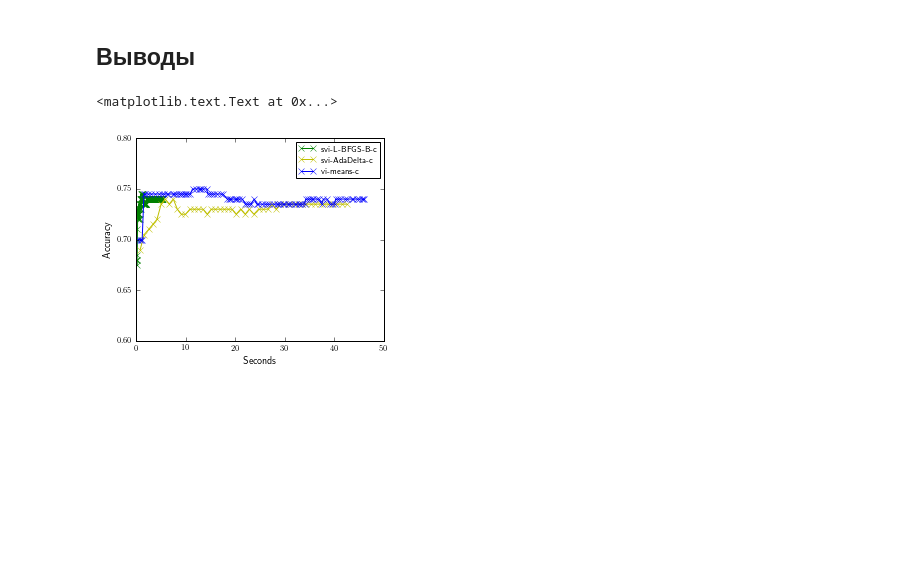
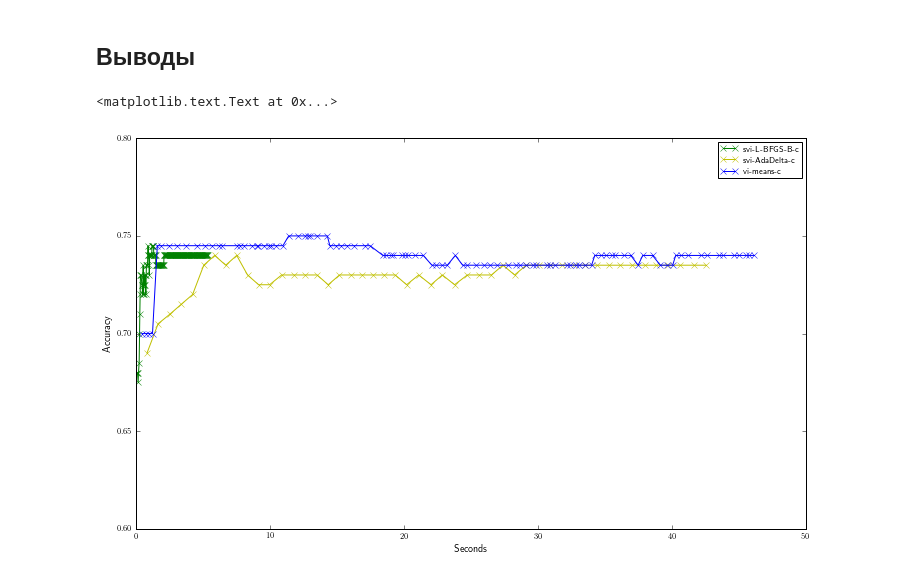
Before and after one commit to afcarl/CourseProject, a Jupyter notebook: Code/Experiments/vi_svi_classification/german.ipynb, the cells around one changed output. Drawn from its saved outputs; the diff is of its cells as text; code cells hidden in the pictures; blank space fills up the shorter version.

```diff
--- a/Code/Experiments/vi_svi_classification/german.ipynb
+++ b/Code/Experiments/vi_svi_classification/german.ipynb
@@ -93,8 +93,8 @@ new_gp = GPC(model_covariance_obj, method='vi')
 # %%
 opts = {'maxiter':5, 'mydisp': False}
-vi_res = new_gp.fit(x_tr, y_tr, inputs=inputs, optimizer_options=opts, max_out_iter=100)
+vi_res = vi_gp.fit(x_tr, y_tr, inputs=inputs, optimizer_options=opts, max_out_iter=100)
 # %%
-metric = lambda w: new_gp.get_prediction_quality(w, x_test, y_test)
+metric = lambda w: vi_gp.get_prediction_quality(w, x_test, y_test)
 vi_x_lst, vi_y_lst = vi_res.plot_performance(metric, 't', freq=1)
 # %%
 plt.plot(vi_x_lst[1:100], vi_y_lst[1:100], '-bx', label='vi-means-c')
@@ -133,10 +134,10 @@ plt.ylabel('Accuracy')
 [figure]
 # %%
 model_covariance_obj = SquaredExponential(np.copy(cov_params))
-new_gp = GPC(model_covariance_obj, method='svi', hermgauss_deg=100)
+ad_gp = GPC(model_covariance_obj, method='svi', hermgauss_deg=100)
 opts = {'mode': 'adadelta', 'maxiter': 500, 'verbose': True, 'batch_size': 50,
         'step_rate': 0.3, 'print_freq':50}
-batch_res = new_gp.fit(x_tr, y_tr, inputs=inputs, optimizer_options=opts)
+batch_res = ad_gp.fit(x_tr, y_tr, inputs=inputs, optimizer_options=opts)
 # %% [output]
 Iteration  800 :
         Gradient norm 4.6364957166
@@ -159,7 +160,7 @@ Iteration  7200 :
 Iteration  8000 :
         Gradient norm 5.65998924403
 # %%
-metric = lambda w: new_gp.get_prediction_quality(w, x_test, y_test)
+metric = lambda w: ad_gp.get_prediction_quality(w, x_test, y_test)
 svi_ad_x_lst, svi_ad_y_lst = batch_res.plot_performance(metric, 't', freq=10)
 plt.plot(svi_ad_x_lst[1:], svi_ad_y_lst[1:], '-yx', label='svi-AdaDelta-c')
 plt.ylim([0.6, 0.8])
@@ -172,14 +173,15 @@ plt.ylabel('Accuracy')
 # %% [markdown]
 ## Выводы
 # %%
+plt.figure(figsize=(12, 7))
 plt.plot(svi_x_lst[1:], svi_y_lst[1:], '-gx', label='svi-L-BFGS-B-c')
 plt.plot(svi_ad_x_lst[1:50], svi_ad_y_lst[1:50], '-yx', label='svi-AdaDelta-c')
 plt.plot(vi_x_lst[1:100], vi_y_lst[1:100], '-bx', label='vi-means-c')
 plt.ylim([0.6, 0.8])
 plt.legend()
 plt.xlabel('Seconds')
 plt.ylabel('Accuracy')
 # %% [output]
 <matplotlib.text.Text at 0x...>
-[figure, old version]
+[figure, new version]
 # %%
```
Also changed, not shown: parts of 8 cells of this notebook, 30 other files.
